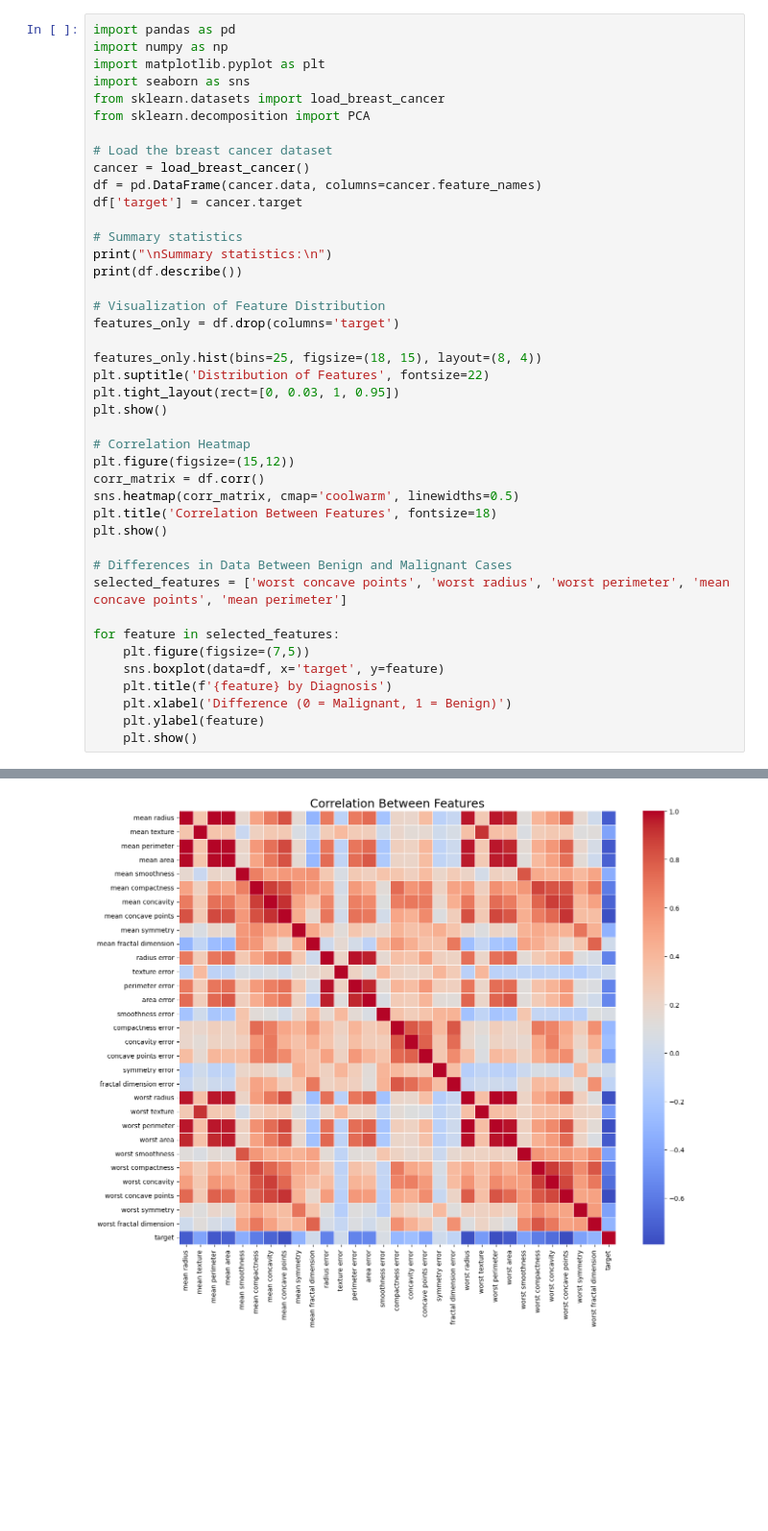
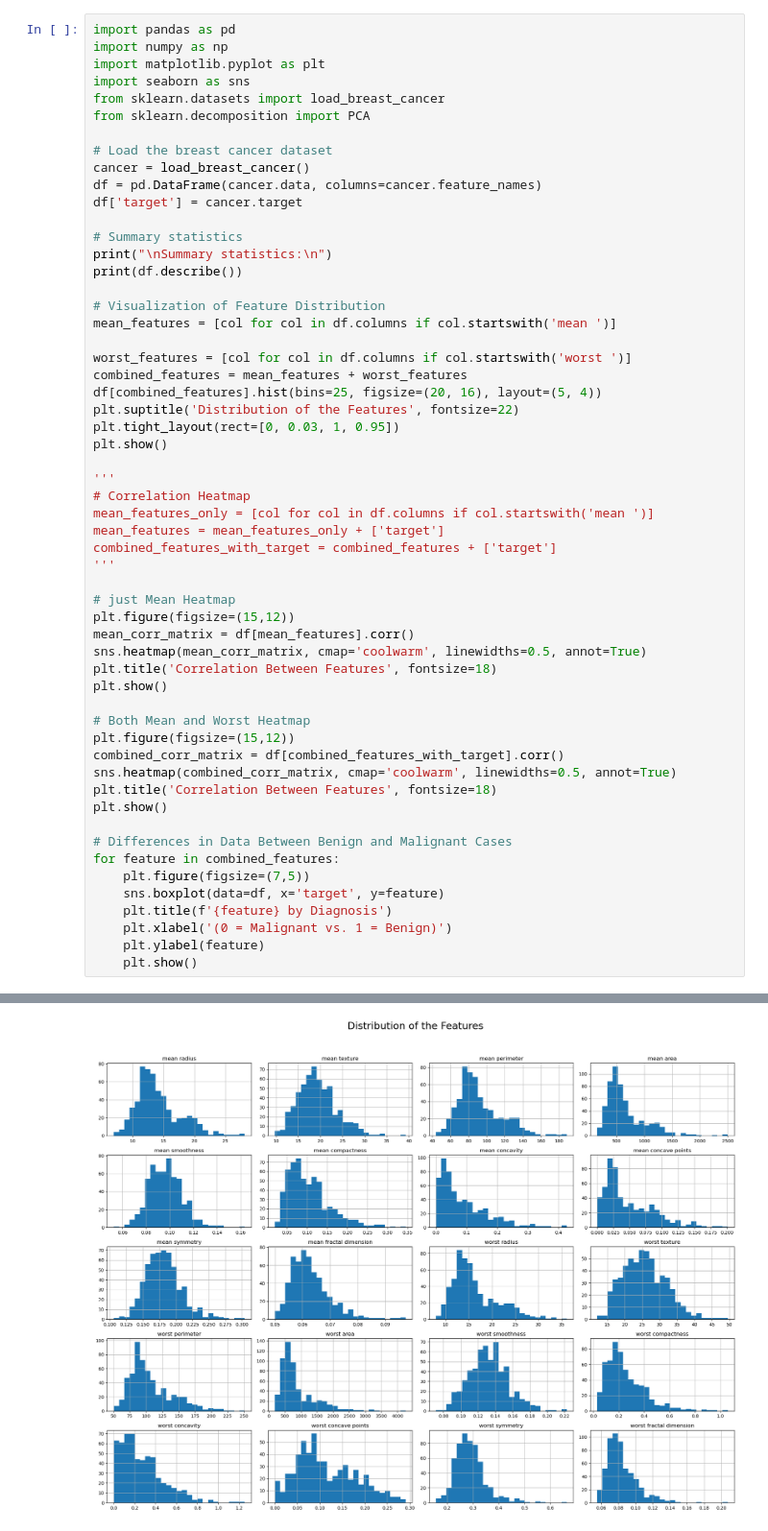
Before and after one commit to HansonKLau/ECS-171, a Jupyter notebook: eda.ipynb, the cells around one changed output, grey strips where cells are left out. Shown at 96% size. Saved outputs shown, nothing was run; the diff lists cells and outputs as text; blank space fills up the shorter version.

```diff
--- a/eda.ipynb
+++ b/eda.ipynb
@@ -16,28 +16,42 @@ print("\nSummary statistics:\n")
 print(df.describe())
 
 # Visualization of Feature Distribution
-features_only = df.drop(columns='target')
+mean_features = [col for col in df.columns if col.startswith('mean ')]
 
-features_only.hist(bins=25, figsize=(18, 15), layout=(8, 4))
-plt.suptitle('Distribution of Features', fontsize=22)
+worst_features = [col for col in df.columns if col.startswith('worst ')]
+combined_features = mean_features + worst_features
+df[combined_features].hist(bins=25, figsize=(20, 16), layout=(5, 4))
+plt.suptitle('Distribution of the Features', fontsize=22)
 plt.tight_layout(rect=[0, 0.03, 1, 0.95])
 plt.show()
 
+'''
 # Correlation Heatmap
+mean_features_only = [col for col in df.columns if col.startswith('mean ')]
+mean_features = mean_features_only + ['target']
+combined_features_with_target = combined_features + ['target']
+'''
+
+# just Mean Heatmap
 plt.figure(figsize=(15,12))
-corr_matrix = df.corr()
-sns.heatmap(corr_matrix, cmap='coolwarm', linewidths=0.5)
+mean_corr_matrix = df[mean_features].corr()
+sns.heatmap(mean_corr_matrix, cmap='coolwarm', linewidths=0.5, annot=True)
+plt.title('Correlation Between Features', fontsize=18)
+plt.show()
+
+# Both Mean and Worst Heatmap
+plt.figure(figsize=(15,12))
+combined_corr_matrix = df[combined_features_with_target].corr()
+sns.heatmap(combined_corr_matrix, cmap='coolwarm', linewidths=0.5, annot=True)
 plt.title('Correlation Between Features', fontsize=18)
 plt.show()
 
 # Differences in Data Between Benign and Malignant Cases
-selected_features = ['worst concave points', 'worst radius', 'worst perimeter', 'mean concave points', 'mean perimeter']
-
-for feature in selected_features:
+for feature in combined_features:
     plt.figure(figsize=(7,5))
     sns.boxplot(data=df, x='target', y=feature)
     plt.title(f'{feature} by Diagnosis')
-    plt.xlabel('Difference (0 = Malignant, 1 = Benign)')
+    plt.xlabel('(0 = Malignant vs. 1 = Benign)')
     plt.ylabel(feature)
     plt.show()
 # %% [output]
@@ -62 +76 @@ max                   0.207500    1.000000
-[figure, old version]
+[figure, new version]
```
Also changed, not shown: parts of 1 cell of this notebook.
